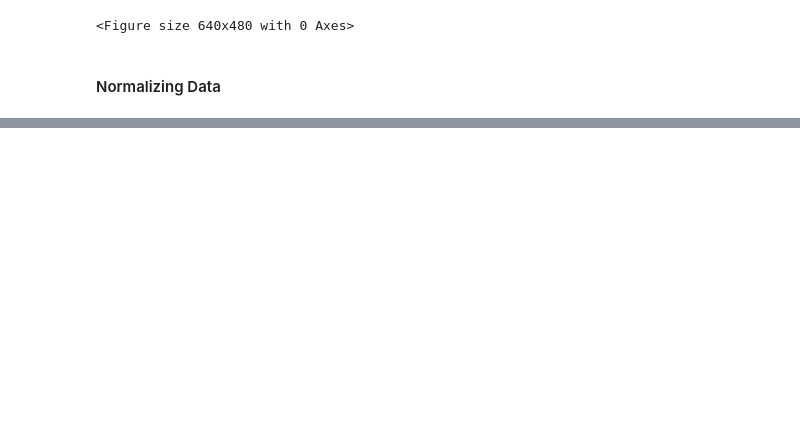
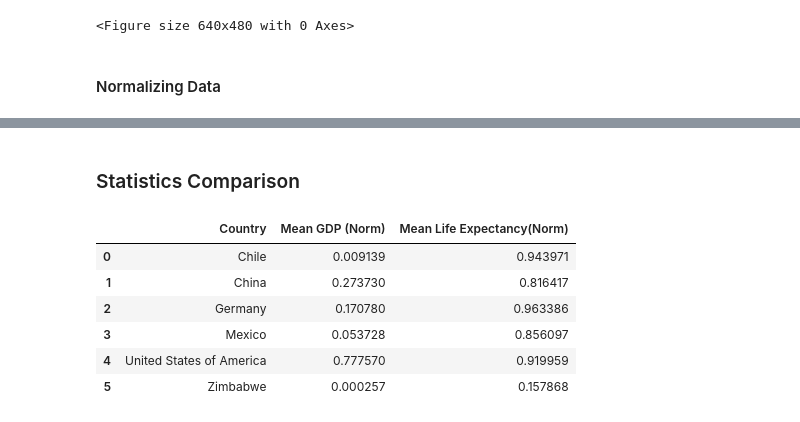
Before and after one commit to raserr11/life_expectancy_gdp_relation_analisys, a Jupyter notebook: life_expectancy_gdp.ipynb, the cells around one changed output, grey strips where cells are left out. Saved outputs shown, nothing was run; the diff lists cells and outputs as text; code cells hidden in the pictures; blank space fills up the shorter version.

```diff
--- a/life_expectancy_gdp.ipynb
+++ b/life_expectancy_gdp.ipynb
@@ -135 +145,21 @@ plt.clf()
 <Figure size 640x480 with 0 Axes>
+# %% [markdown]
+### Statistics Comparison
+# %%
+columns = ['Country', 'Mean GDP (Norm)', 'Mean Life Expectancy(Norm)']
+stat_df = pd.DataFrame(columns=columns)
+
+for i, country in enumerate(countries):
+    mean_life = np.mean(df['Life_expectancy_normalized'][df.Country == country])
+    mean_gdp = np.mean(df['GDP_normalized'][df.Country == country])
+    stat_df.loc[i] = [country, mean_gdp, mean_life]
+
+stat_df
+# %% [output]
+|  | Country | Mean GDP (Norm) | Mean Life Expectancy(Norm) |
+| 0 | Chile | 0.009139 | 0.943971 |
+| 1 | China | 0.273730 | 0.816417 |
+| 2 | Germany | 0.170780 | 0.963386 |
+| 3 | Mexico | 0.053728 | 0.856097 |
+| 4 | United States of America | 0.777570 | 0.919959 |
+| 5 | Zimbabwe | 0.000257 | 0.157868 |
```
Also changed, not shown: parts of 10 cells of this notebook.
